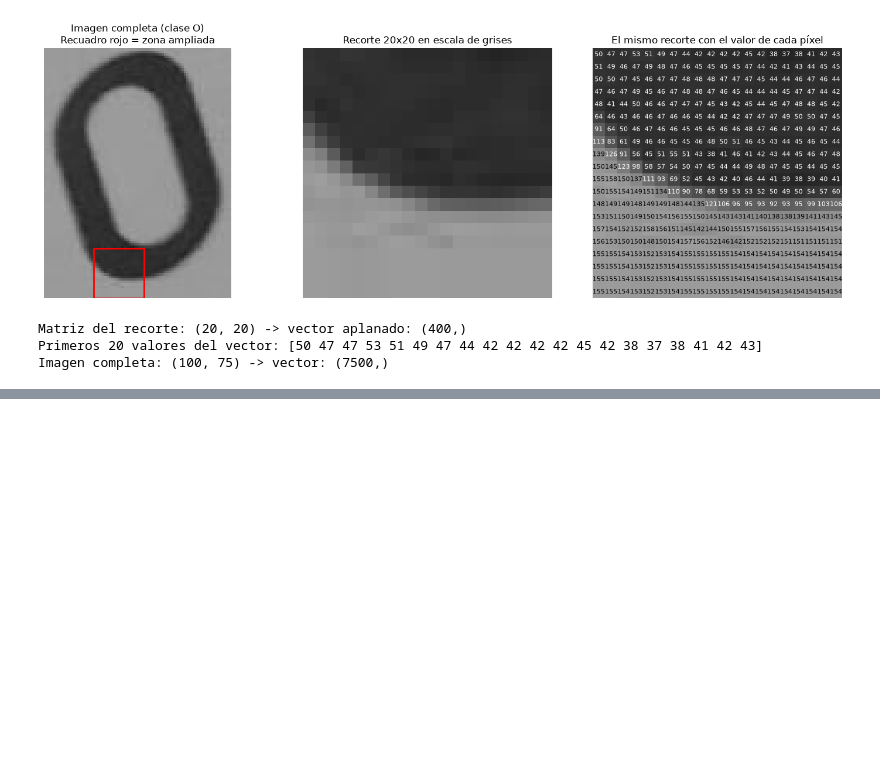
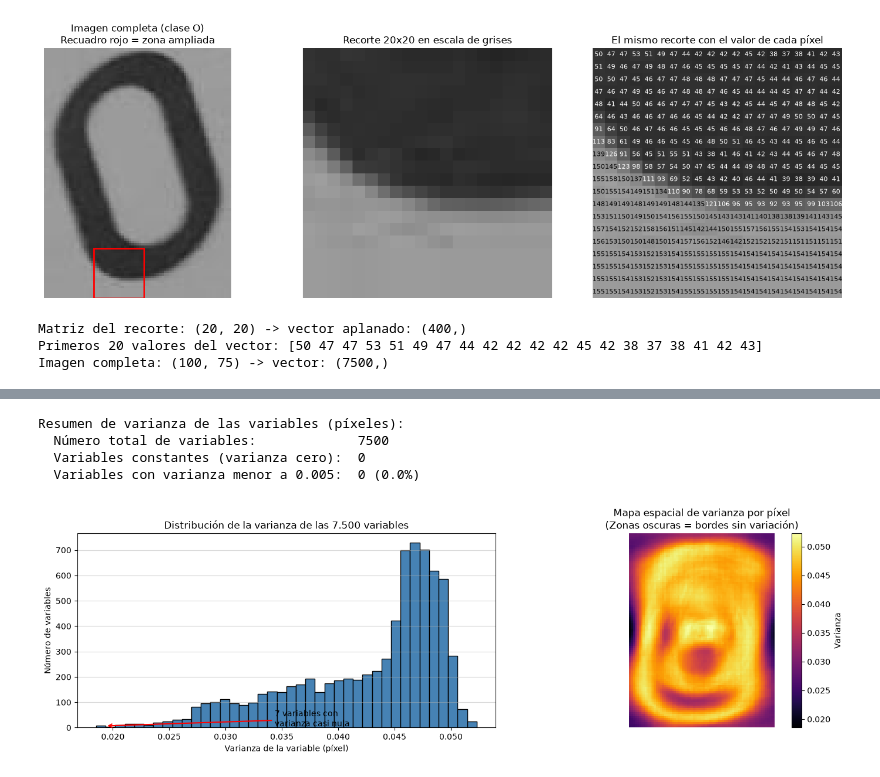
Before and after one commit to ldcantillom/vowel-recognizer-ml, a Jupyter notebook: Taller_Vocales_ML.ipynb, the cells around one changed output, grey strips where cells are left out. Drawn from its saved outputs; the diff is of its cells as text; code cells hidden in the pictures; blank space fills up the shorter version.

```diff
--- a/Taller_Vocales_ML.ipynb
+++ b/Taller_Vocales_ML.ipynb
@@ -557,0 +686,41 @@ Imagen completa: (100, 75) -> vector: (7500,)
+# %%
+# Varianza de cada píxel a lo largo de los ejemplos de entrenamiento
+varianza_pixeles = X_train.var(axis=0)
+
+n_total = X_train.shape[1]
+n_constantes = int((varianza_pixeles == 0).sum())
+n_casi_constantes = int((varianza_pixeles < 0.005).sum())
+
+print("Resumen de varianza de las variables (píxeles):")
+print("  Número total de variables:             %d" % n_total)
+print("  Variables constantes (varianza cero):  %d" % n_constantes)
+print("  Variables con varianza menor a 0.005:  %d (%.1f%%)" % (n_casi_constantes, (n_casi_constantes / n_total) * 100))
+
+fig, axes = plt.subplots(1, 2, figsize=(14, 4.5))
+
+# Histograma de varianzas
+conteos, bordes, _ = axes[0].hist(varianza_pixeles, bins=40, color="steelblue", edgecolor="black")
+axes[0].set_xlabel("Varianza de la variable (píxel)")
+axes[0].set_ylabel("Número de variables")
+axes[0].set_title("Distribución de la varianza de las 7.500 variables")
+axes[0].annotate(f"{conteos[0]:.0f} variables con\nvarianza casi nula",
+                 xy=(bordes[1], conteos[0]),
+                 xytext=(bordes[1] + 0.015, conteos[0] * 0.75),
+                 arrowprops=dict(arrowstyle="->", color="red", lw=1.5))
+axes[0].grid(True, axis="y", alpha=0.5)
+
+# Mapa espacial 2D de la varianza por píxel
+mapa_varianza = varianza_pixeles.reshape((ALTO, ANCHO))
+im_var = axes[1].imshow(mapa_varianza, cmap="inferno")
+axes[1].set_title("Mapa espacial de varianza por píxel\n(Zonas oscuras = bordes sin variación)")
+axes[1].axis("off")
+fig.colorbar(im_var, ax=axes[1], fraction=0.046, pad=0.04, label="Varianza")
+
+plt.tight_layout()
+plt.show()
+# %% [output]
+Resumen de varianza de las variables (píxeles):
+  Número total de variables:             7500
+  Variables constantes (varianza cero):  0
+  Variables con varianza menor a 0.005:  0 (0.0%)
+[figure, added]
```
Also changed, not shown: parts of 12 cells of this notebook.
